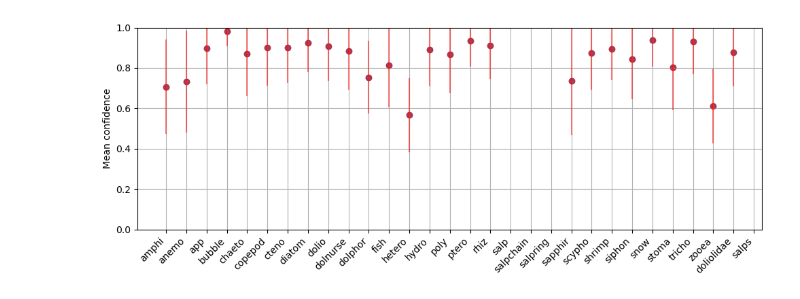
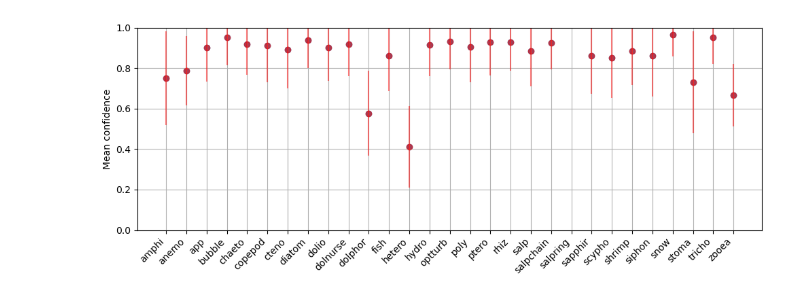
Before and after one commit to NeWeigt/ct_classifier_zoops, a Jupyter notebook: Prec_Rec_Class.ipynb, the cells around one changed output. Saved outputs shown, nothing was run; the diff lists cells and outputs as text; code cells hidden in the pictures.

```diff
--- a/Prec_Rec_Class.ipynb
+++ b/Prec_Rec_Class.ipynb
@@ -9,7 +9,7 @@ import numpy as np
 from sklearn.metrics import precision_score, recall_score
 import matplotlib.pyplot as plt
 # %%
-results_json = json.load(open('/home/Nele/code/ct_classifier_zoops/runs/Jan21_14-55-37_cv4e-2026-student4/val_predictions/val_predictions_epoch_00147.json'))
+results_json = json.load(open('/home/Nele/code/ct_classifier_zoops/runs/Mar11_18-13-01_cv4e-2026-student4/val_predictions/val_predictions_epoch_00049.json'))
 results_json.keys()
 gt = results_json['labels']
 predictions = results_json['predictions']
@@ -136,30 +124,30 @@ Text(0.5, 0, 'class label')
 # %%
 import numpy as np
 import matplotlib.pyplot as plt
 
 # Mean confidence for each true class
 conf_arr = np.array(confidences)
-pred = np.array(pred_translated)
+pred = np.array(predictions)
 category_dict = json.load(open("/home/Nele/code/scripts/DataPrep_Classifier/category_dict.json", 'r'))
 inverse_category_dict = {v: k for k, v in category_dict.items()}
-inverse_category_dict[28] = "doliolidae"
-inverse_category_dict[29] = "salps"
+#inverse_category_dict[28] = "doliolidae"
+#inverse_category_dict[29] = "salps"
 class_ids = sorted(inverse_category_dict.keys())
 class_names = [inverse_category_dict[c] for c in class_ids]
 mean_conf_true = [conf_arr[pred == c].mean() if (pred == c).any() else np.nan for c in class_ids]
 std_conf_true = [conf_arr[pred == c].std() if (pred == c).any() else np.nan for c in class_ids]
 
 plt.figure(figsize=(10, 4))
 plt.scatter(class_ids, mean_conf_true, color="steelblue")
 plt.errorbar(class_names, mean_conf_true, yerr=std_conf_true, fmt="o", color="red", alpha=0.5)
 #plt.title(f"Mean confidence by class ep:{ep_num_str}")
 plt.ylabel("Mean confidence")
 plt.xticks(rotation=45, ha="right")
 #plt.title(f"Mean confidence by class ep:{ep_num_str}")
 plt.ylim(0, 1)
 plt.grid(axis="y")
 plt.grid(axis="x")
 plt.tight_layout()
 plt.show()
 # %% [output]
-[figure, old version]
+[figure, new version]
```
Also changed, not shown: parts of 5 cells of this notebook, 4 other files.
